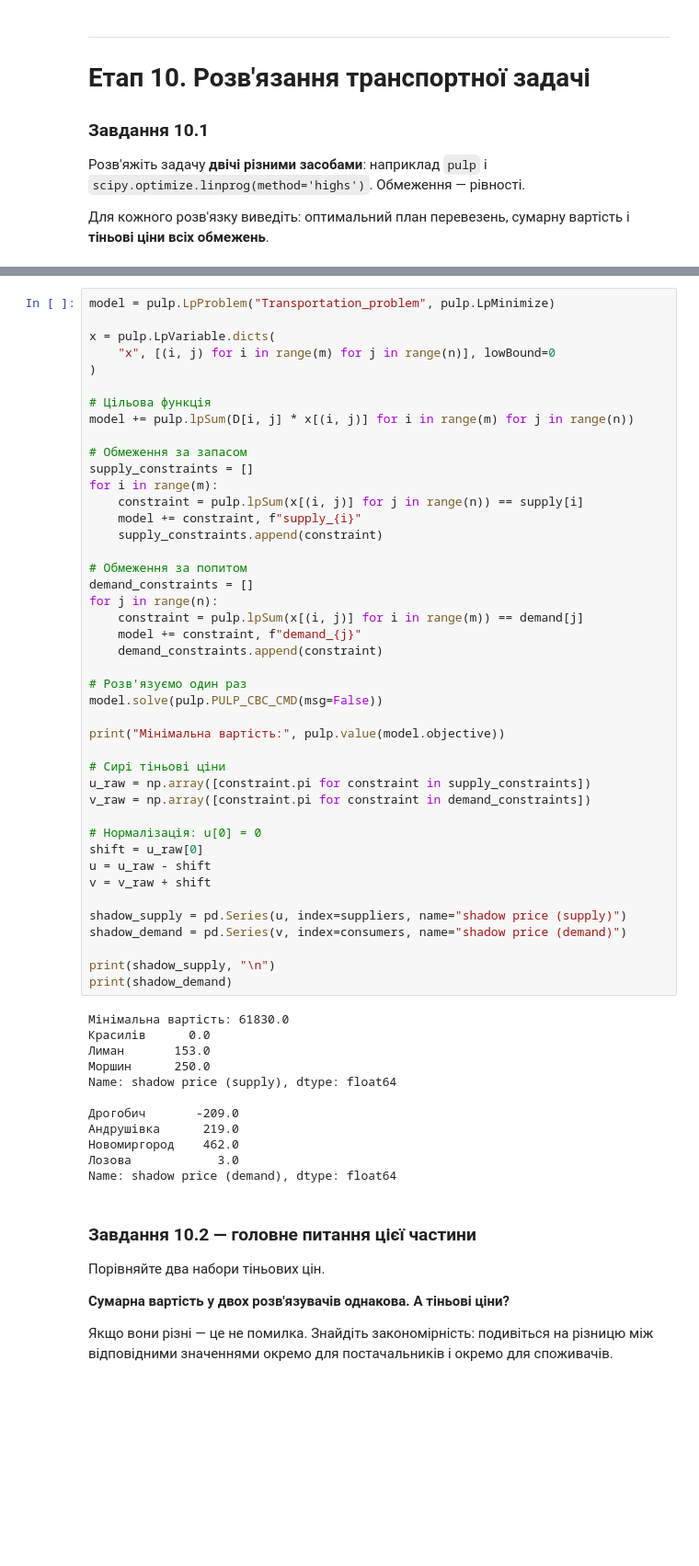
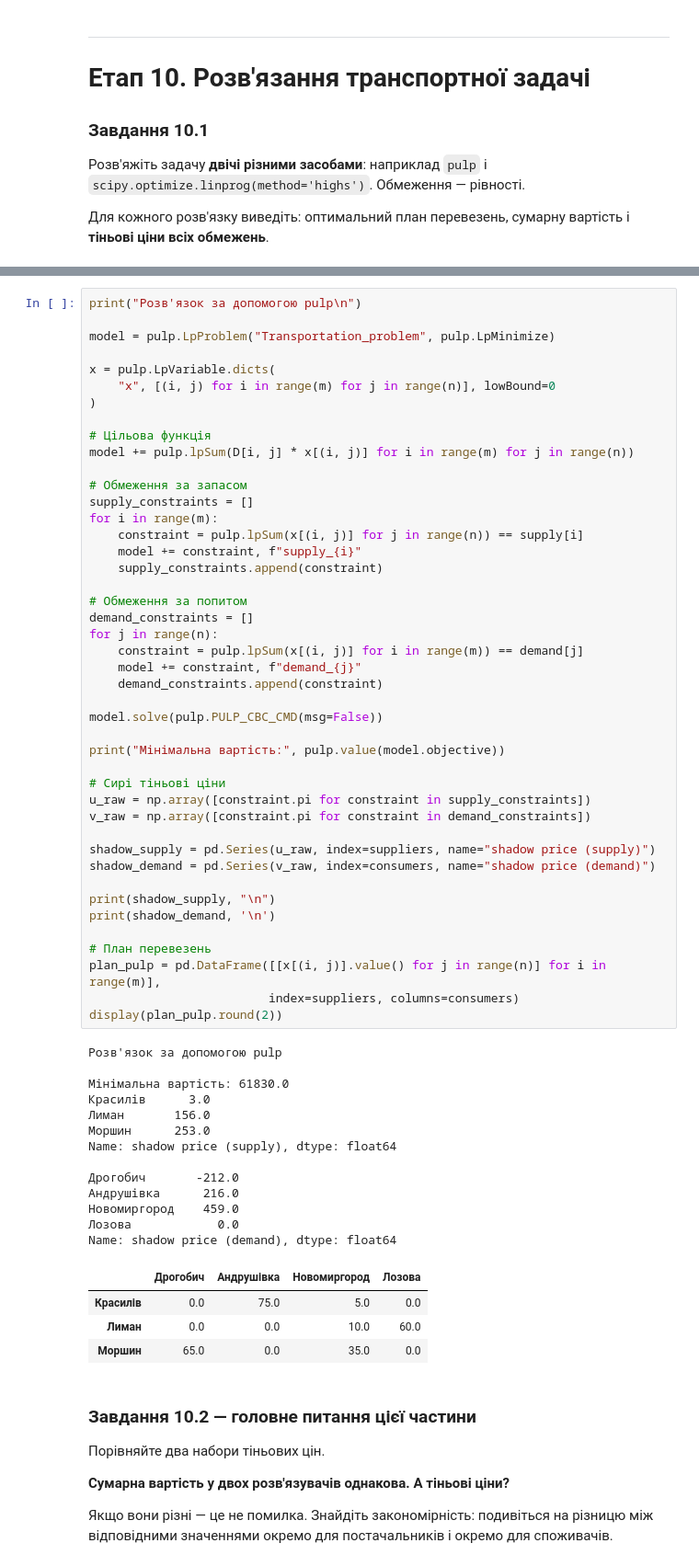
Before and after one commit to WWINMWWITW/IADV_labs, a Jupyter notebook: lab2/ЛР2_завдання_студенту.ipynb, the cells around one changed output, grey strips where cells are left out. Shown at 92% size. Cells and saved outputs as stored; diff of their text form; blank space fills up the shorter version.

```diff
--- a/lab2/ЛР2_завдання_студенту.ipynb
+++ b/lab2/ЛР2_завдання_студенту.ipynb
@@ -718,4 +721,6 @@ print(inspect.signature(pulp.LpVariable.__init__))
 # %%
+print("Розв'язок за допомогою pulp\n")
+
 model = pulp.LpProblem("Transportation_problem", pulp.LpMinimize)
 
 x = pulp.LpVariable.dicts(
@@ -727,49 +732,54 @@ model += pulp.lpSum(D[i, j] * x[(i, j)] for i in range(m) for j in range(n))
 
 # Обмеження за запасом
 supply_constraints = []
 for i in range(m):
     constraint = pulp.lpSum(x[(i, j)] for j in range(n)) == supply[i]
     model += constraint, f"supply_{i}"
     supply_constraints.append(constraint)
 
 # Обмеження за попитом
 demand_constraints = []
 for j in range(n):
     constraint = pulp.lpSum(x[(i, j)] for i in range(m)) == demand[j]
     model += constraint, f"demand_{j}"
     demand_constraints.append(constraint)
 
-# Розв'язуємо один раз
 model.solve(pulp.PULP_CBC_CMD(msg=False))
 
 print("Мінімальна вартість:", pulp.value(model.objective))
 
 # Сирі тіньові ціни
 u_raw = np.array([constraint.pi for constraint in supply_constraints])
 v_raw = np.array([constraint.pi for constraint in demand_constraints])
 
-# Нормалізація: u[0] = 0
-shift = u_raw[0]
-u = u_raw - shift
-v = v_raw + shift
-
-shadow_supply = pd.Series(u, index=suppliers, name="shadow price (supply)")
-shadow_demand = pd.Series(v, index=consumers, name="shadow price (demand)")
+shadow_supply = pd.Series(u_raw, index=suppliers, name="shadow price (supply)")
+shadow_demand = pd.Series(v_raw, index=consumers, name="shadow price (demand)")
 
 print(shadow_supply, "\n")
-print(shadow_demand)
+print(shadow_demand, '\n')
+
+# План перевезень
+plan_pulp = pd.DataFrame([[x[(i, j)].value() for j in range(n)] for i in range(m)],
+                         index=suppliers, columns=consumers)
+display(plan_pulp.round(2))
 # %% [output]
+Розв'язок за допомогою pulp
+
 Мінімальна вартість: 61830.0
-Красилів      0.0
-Лиман       153.0
-Моршин      250.0
+Красилів      3.0
+Лиман       156.0
+Моршин      253.0
 Name: shadow price (supply), dtype: float64
 
-Дрогобич       -209.0
-Андрушівка      219.0
-Новомиргород    462.0
-Лозова            3.0
+Дрогобич       -212.0
+Андрушівка      216.0
+Новомиргород    459.0
+Лозова            0.0
 Name: shadow price (demand), dtype: float64
+|  | Дрогобич | Андрушівка | Новомиргород | Лозова |
+| Красилів | 0.0 | 75.0 | 5.0 | 0.0 |
+| Лиман | 0.0 | 0.0 | 10.0 | 60.0 |
+| Моршин | 65.0 | 0.0 | 35.0 | 0.0 |
 # %% [markdown]
 ### Завдання 10.2 — головне питання цієї частини
 Порівняйте два набори тіньових цін.
```
Also changed, not shown: parts of 10 cells of this notebook.
